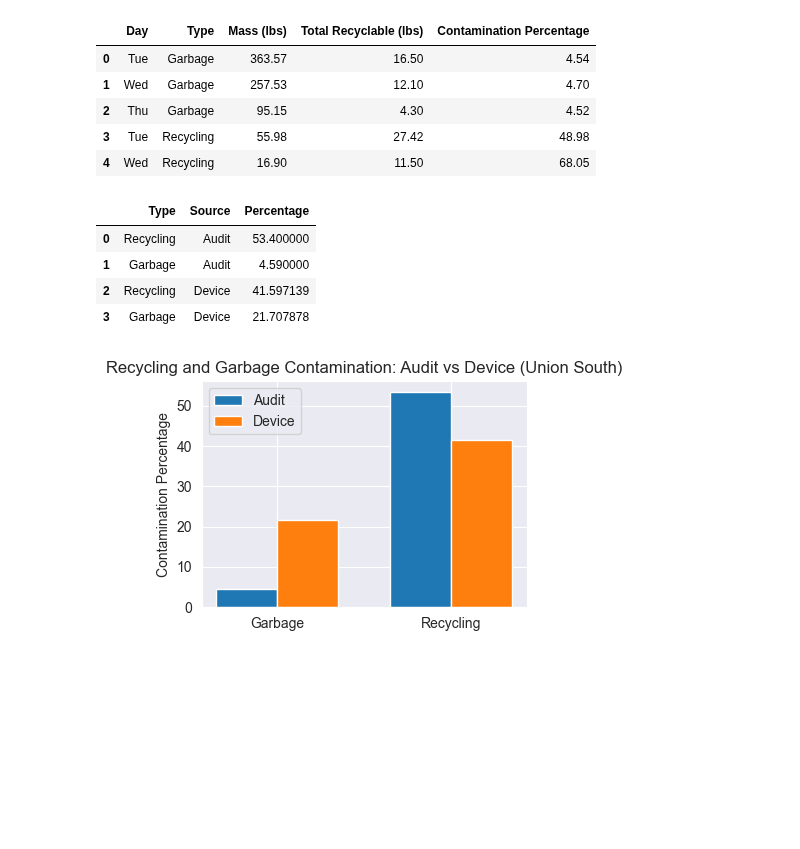
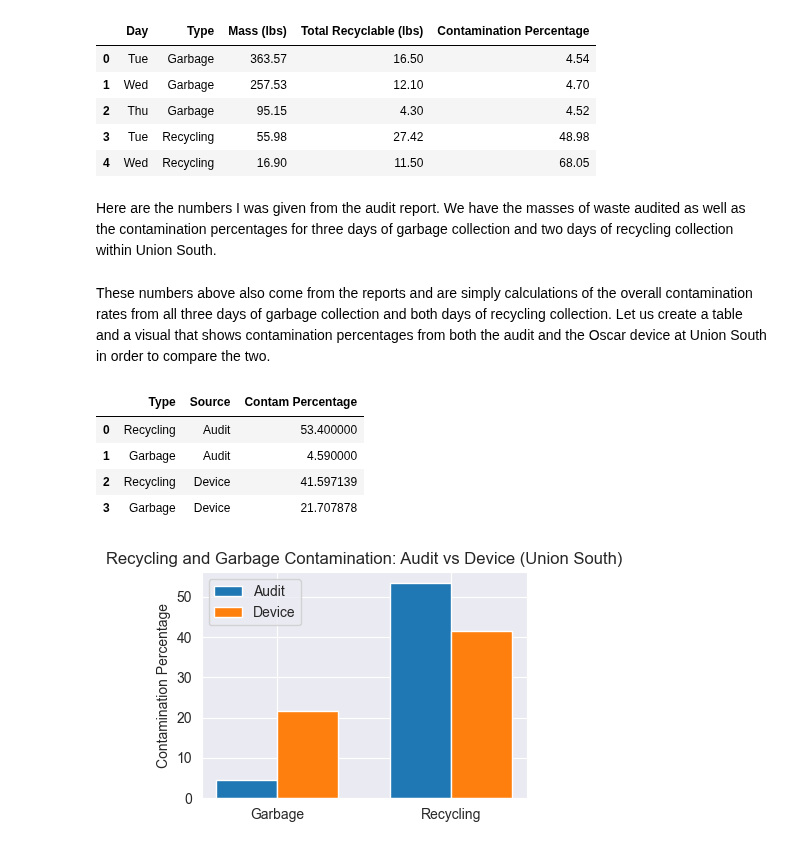
Before and after one commit to bps78/Oscar-Research-Project, a Jupyter notebook: oscar_project.ipynb, the cells around one changed output. Saved outputs shown, nothing was run; the diff lists cells and outputs as text; code cells hidden in the pictures; blank space fills up the shorter version.

```diff
--- a/oscar_project.ipynb
+++ b/oscar_project.ipynb
@@ -504,25 +525,29 @@ display(audit.head(5))
 | 2 | Thu | Garbage | 95.15 | 4.30 | 4.52 |
 | 3 | Tue | Recycling | 55.98 | 27.42 | 48.98 |
 | 4 | Wed | Recycling | 16.90 | 11.50 | 68.05 |
+# %% [markdown]
+Here are the numbers I was given from the audit report. We have the masses of waste audited as well as the contamination percentages for three days of garbage collection and two days of recycling collection within Union South.
 # %%
 # These numbers come directly from the waste audit report
 total_usouth_recycle_contamination = 53.40
 total_usouth_garbage_contamination = 4.59
+# %% [markdown]
+These numbers above also come from the reports and are simply calculations of the overall contamination rates from all three days of garbage collection and both days of recycling collection. Let us create a table and a visual that shows contamination percentages from both the audit and the Oscar device at Union South in order to compare the two.
 # %%
 usouth = disposals[disposals['Device'] == 'U South']
 
 contamination_by_bin = (usouth.groupby('Bin')['Contaminants'].sum() / usouth.groupby('Bin')['Disposals'].sum()) * 100
 
 contamination_percentages = pd.DataFrame({
     'Type': ['Recycling', 'Garbage', 'Recycling', 'Garbage'],
     'Source': ['Audit', 'Audit', 'Device', 'Device'],
-    'Percentage': [53.40, 4.59, contamination_by_bin['Recycling'], contamination_by_bin['Trash']]
+    'Contam Percentage': [53.40, 4.59, contamination_by_bin['Recycling'], contamination_by_bin['Trash']]
 
 })
 
 display(contamination_percentages.head())
 # %% [output]
-|  | Type | Source | Percentage |
+|  | Type | Source | Contam Percentage |
 | 0 | Recycling | Audit | 53.400000 |
 | 1 | Garbage | Audit | 4.590000 |
 | 2 | Recycling | Device | 41.597139 |
```
Also changed, not shown: parts of 18 cells of this notebook, 1 other file.
